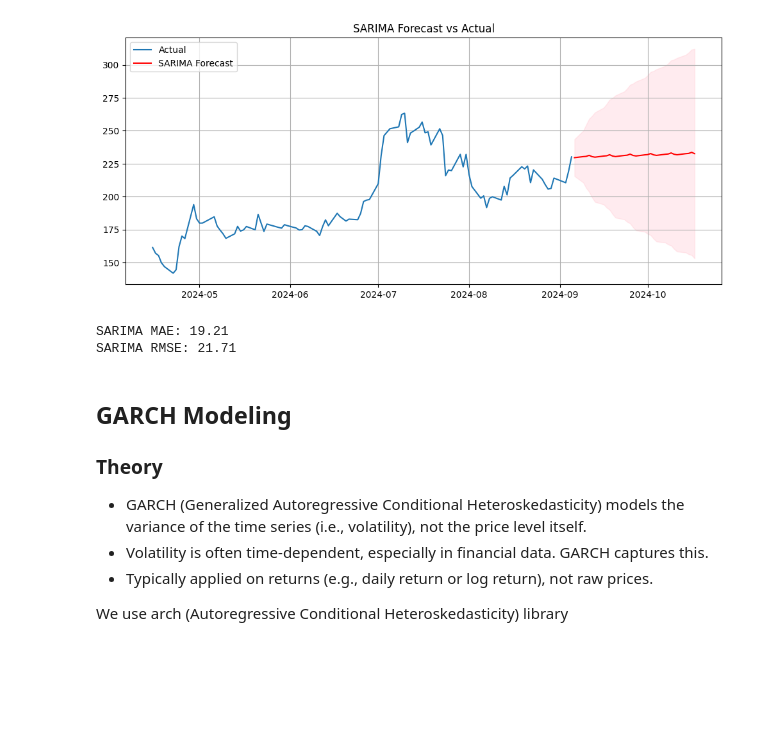
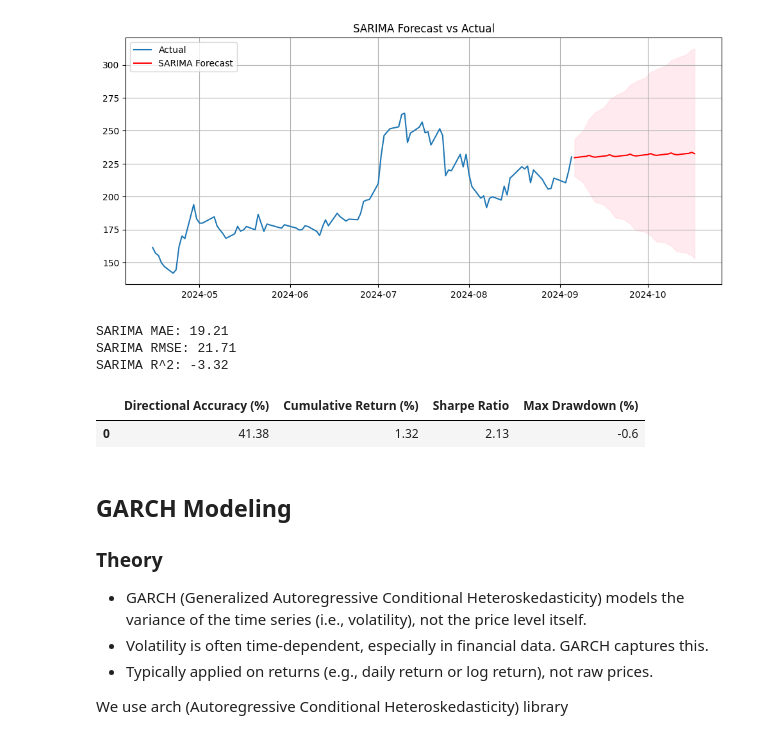
Before and after one commit to asRot0/BullBearAI, a Jupyter notebook: notebooks/04_time_series_models.ipynb, the cells around one changed output. Saved outputs shown, nothing was run; the diff lists cells and outputs as text; code cells hidden in the pictures; blank space fills up the shorter version.

```diff
--- a/notebooks/04_time_series_models.ipynb
+++ b/notebooks/04_time_series_models.ipynb
@@ -261,10 +284,10 @@ Arima MAE : 6.1349
 3. Forecast & evaluate
 # %%
 from statsmodels.tsa.statespace.sarimax import SARIMAX
-from sklearn.metrics import mean_squared_error, mean_absolute_error
+from sklearn.metrics import mean_squared_error, mean_absolute_error, r2_score
 
 # Fit SARIMA Model
-series = df_processed["Close/Last"]
+series = df["Close/Last"]
 
 # SARIMA(p,d,q)(P,D,Q,s)
 sarima_model = SARIMAX(
@@ -315,19 +338,34 @@ plt.show()
 [figure]
 # %%
 # Evaluation (on last 30 real values, if available)
-true_values = df_processed["Target_Close_Next_Day"][-n_forecast:]
+true_values = df["Target_Close_Next_Day"][-n_forecast:]
 
 # Align predicted with true values
 sarima_pred = sarima_pred[:len(true_values)]
 
 mae_sarima = mean_absolute_error(true_values, sarima_pred)
 rmse_sarima = np.sqrt(mean_squared_error(true_values, sarima_pred))
+r2_sarima = r2_score(true_values, sarima_pred)
+
 
 print(f"SARIMA MAE: {mae_sarima:.2f}")
 print(f"SARIMA RMSE: {rmse_sarima:.2f}")
+print(f"SARIMA R^2: {r2_sarima:.2f}")
+
+y_test_series = pd.Series(true_values)
+y_pred_series = pd.Series(sarima_pred)
+
+# Financial metrics
+returns = y_pred_series.pct_change().dropna()
+fm = FinancialMetrics(risk_free_rate=0.01)
+results = fm.evaluate_all(y_test_series, y_pred_series, returns)
+display(pd.json_normalize(results))
 # %% [output]
 SARIMA MAE: 19.21
 SARIMA RMSE: 21.71
+SARIMA R^2: -3.32
+|  | Directional Accuracy (%) | Cumulative Return (%) | Sharpe Ratio | Max Drawdown (%) |
+| 0 | 41.38 | 1.32 | 2.13 | -0.6 |
 # %% [markdown]
 ## GARCH Modeling
 ### Theory
```
Also changed, not shown: parts of 9 cells of this notebook.
